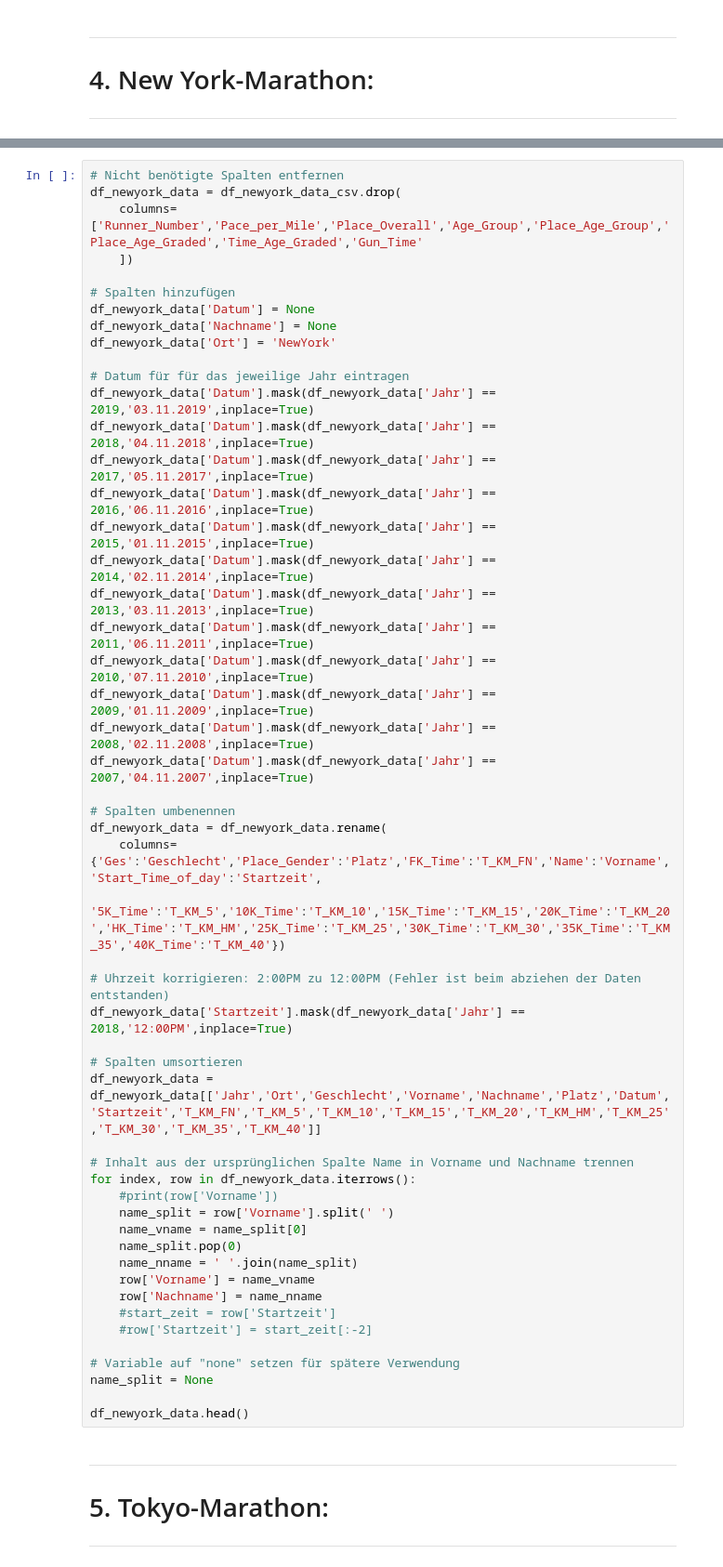
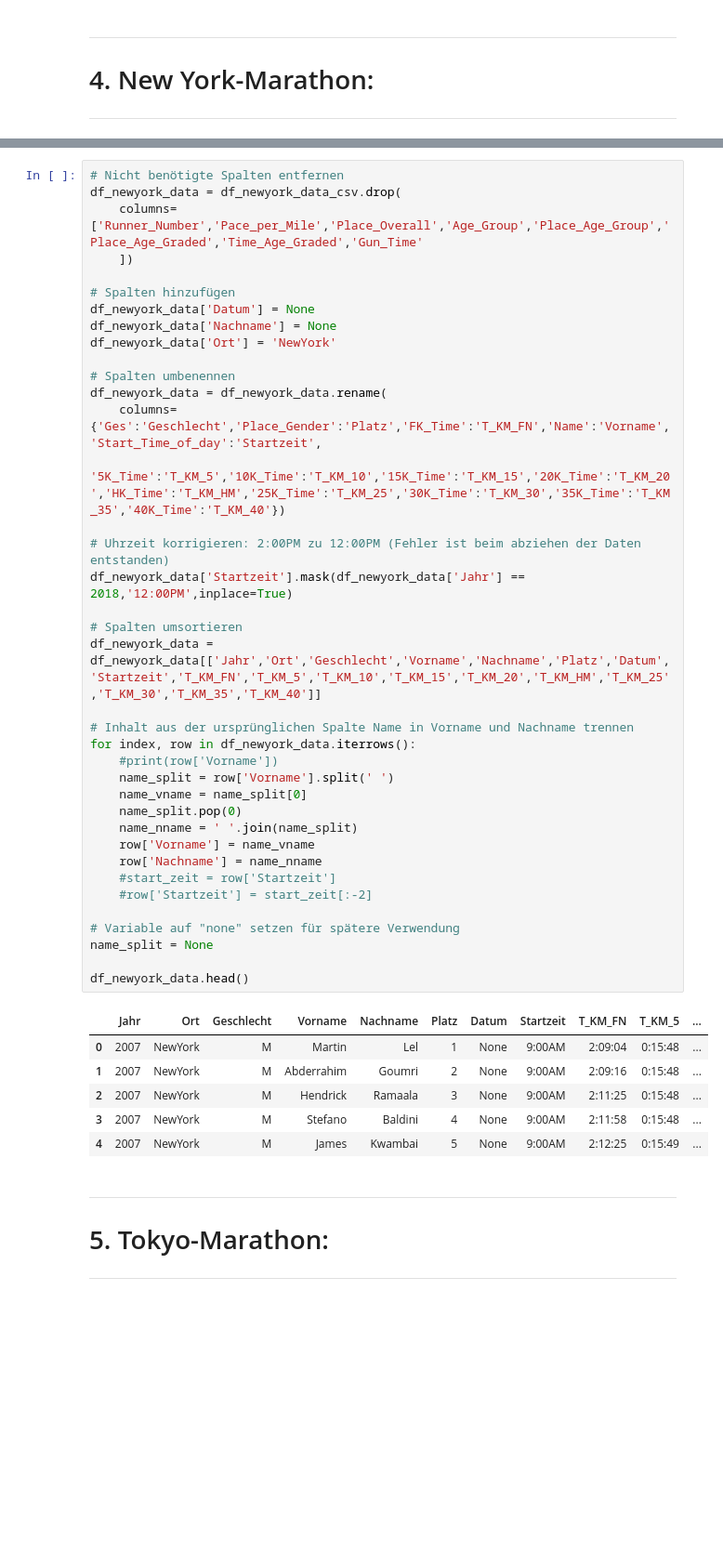
Before and after one commit to Wade-Sys/wma, a Jupyter notebook: Marathon/harmonize_wmm_data_all.ipynb, the cells around one changed output, grey strips where cells are left out. Shown: that part at 93% size. Saved outputs shown, nothing was run; the diff lists cells and outputs as text; blank space fills up the shorter version.

```diff
--- a/Marathon/harmonize_wmm_data_all.ipynb
+++ b/Marathon/harmonize_wmm_data_all.ipynb
@@ -269,48 +279,41 @@ df_newyork_data = df_newyork_data_csv.drop(
 df_newyork_data['Datum'] = None
 df_newyork_data['Nachname'] = None
 df_newyork_data['Ort'] = 'NewYork'
-
-# Datum für für das jeweilige Jahr eintragen
-df_newyork_data['Datum'].mask(df_newyork_data['Jahr'] == 2019,'03.11.2019',inplace=True)
-df_newyork_data['Datum'].mask(df_newyork_data['Jahr'] == 2018,'04.11.2018',inplace=True)
-df_newyork_data['Datum'].mask(df_newyork_data['Jahr'] == 2017,'05.11.2017',inplace=True)
-df_newyork_data['Datum'].mask(df_newyork_data['Jahr'] == 2016,'06.11.2016',inplace=True)
-df_newyork_data['Datum'].mask(df_newyork_data['Jahr'] == 2015,'01.11.2015',inplace=True)
-df_newyork_data['Datum'].mask(df_newyork_data['Jahr'] == 2014,'02.11.2014',inplace=True)
-df_newyork_data['Datum'].mask(df_newyork_data['Jahr'] == 2013,'03.11.2013',inplace=True)
-df_newyork_data['Datum'].mask(df_newyork_data['Jahr'] == 2011,'06.11.2011',inplace=True)
-df_newyork_data['Datum'].mask(df_newyork_data['Jahr'] == 2010,'07.11.2010',inplace=True)
-df_newyork_data['Datum'].mask(df_newyork_data['Jahr'] == 2009,'01.11.2009',inplace=True)
-df_newyork_data['Datum'].mask(df_newyork_data['Jahr'] == 2008,'02.11.2008',inplace=True)
-df_newyork_data['Datum'].mask(df_newyork_data['Jahr'] == 2007,'04.11.2007',inplace=True)
 
 # Spalten umbenennen
 df_newyork_data = df_newyork_data.rename(
     columns={'Ges':'Geschlecht','Place_Gender':'Platz','FK_Time':'T_KM_FN','Name':'Vorname','Start_Time_of_day':'Startzeit',
     '5K_Time':'T_KM_5','10K_Time':'T_KM_10','15K_Time':'T_KM_15','20K_Time':'T_KM_20','HK_Time':'T_KM_HM','25K_Time':'T_KM_25','30K_Time':'T_KM_30','35K_Time':'T_KM_35','40K_Time':'T_KM_40'})
 
 # Uhrzeit korrigieren: 2:00PM zu 12:00PM (Fehler ist beim abziehen der Daten entstanden)
 df_newyork_data['Startzeit'].mask(df_newyork_data['Jahr'] == 2018,'12:00PM',inplace=True)
 
 # Spalten umsortieren
 df_newyork_data = df_newyork_data[['Jahr','Ort','Geschlecht','Vorname','Nachname','Platz','Datum','Startzeit','T_KM_FN','T_KM_5','T_KM_10','T_KM_15','T_KM_20','T_KM_HM','T_KM_25','T_KM_30','T_KM_35','T_KM_40']]
 
 # Inhalt aus der ursprünglichen Spalte Name in Vorname und Nachname trennen
 for index, row in df_newyork_data.iterrows():
     #print(row['Vorname'])
     name_split = row['Vorname'].split(' ')
     name_vname = name_split[0]
     name_split.pop(0)
     name_nname = ' '.join(name_split)
     row['Vorname'] = name_vname
     row['Nachname'] = name_nname
     #start_zeit = row['Startzeit']
     #row['Startzeit'] = start_zeit[:-2]
 
 # Variable auf "none" setzen für spätere Verwendung
 name_split = None
 
 df_newyork_data.head()
+# %% [output]
+|  | Jahr | Ort | Geschlecht | Vorname | Nachname | Platz | Datum | Startzeit | T_KM_FN | T_KM_5 | ... |
+| 0 | 2007 | NewYork | M | Martin | Lel | 1 | None | 9:00AM | 2:09:04 | 0:15:48 | ... |
+| 1 | 2007 | NewYork | M | Abderrahim | Goumri | 2 | None | 9:00AM | 2:09:16 | 0:15:48 | ... |
+| 2 | 2007 | NewYork | M | Hendrick | Ramaala | 3 | None | 9:00AM | 2:11:25 | 0:15:48 | ... |
+| 3 | 2007 | NewYork | M | Stefano | Baldini | 4 | None | 9:00AM | 2:11:58 | 0:15:48 | ... |
+| 4 | 2007 | NewYork | M | James | Kwambai | 5 | None | 9:00AM | 2:12:25 | 0:15:49 | ... |
 # %% [markdown]
 <hr>
 <h1>5. Tokyo-Marathon:</h1>
```
Also changed, not shown: parts of 15 cells of this notebook, 3 other files.
